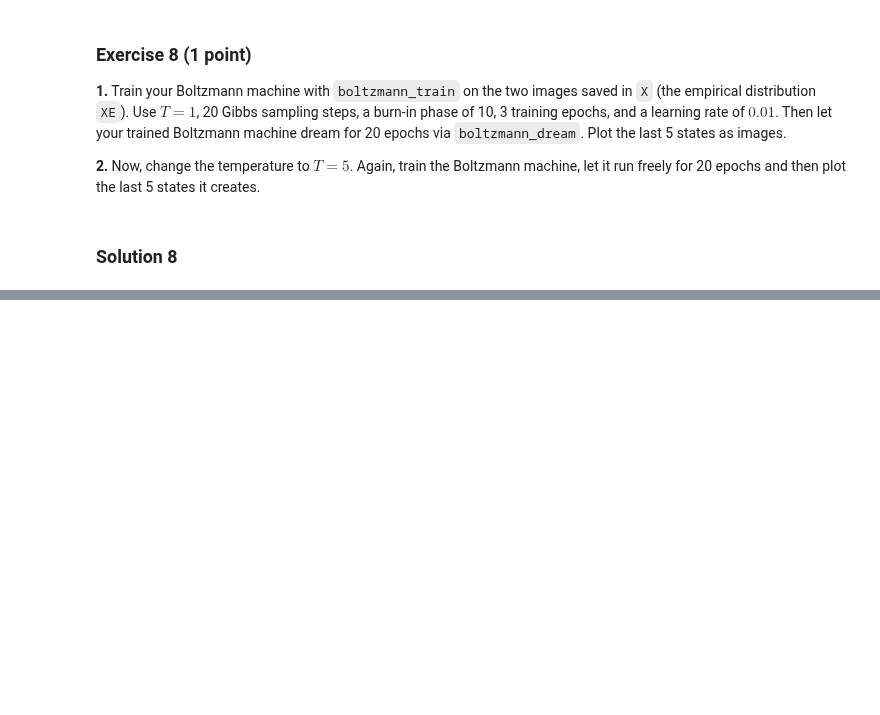
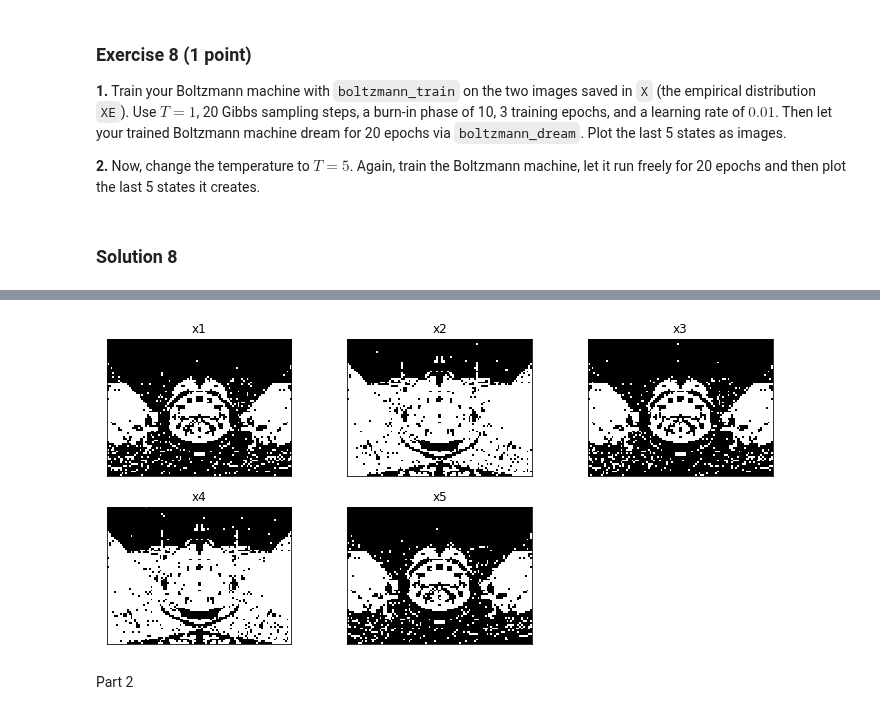
Before and after one commit to AjinkyaIndulkar/neural-networks-1920, a Jupyter notebook: P6 - Energy-Based Models/Chapter_09_boltzmann.ipynb, the cells around one changed output, grey strips where cells are left out. Drawn from its saved outputs; the diff is of its cells as text; code cells hidden in the pictures; blank space fills up the shorter version.

```diff
--- a/P6 - Energy-Based Models/Chapter_09_boltzmann.ipynb
+++ b/P6 - Energy-Based Models/Chapter_09_boltzmann.ipynb
@@ -198,8 +195,8 @@ def boltzmann_train(XE, temperature=1.0, eta=0.01, n_epochs=5, n_gibbs=20, n_bur
         dEM_dw, dEM_db = compute_expectations(XM)
 
         # Update weights and biases
-        w = w + (eta * (dEM_dw - dE_dw))
-        b = b + (eta * (dEM_db - dE_db))
+        w += (eta * (dEM_dw - dE_dw))
+        b += (eta * (dEM_db[:,0] - dE_db[:,0]))
 
     # Force symmetry
     w = (w + w.T) / 2
@@ -216,10 +213,15 @@ Write a function `boltzmann_dream(w, b, temperature=1.0, n_epochs=20)` that you
 # %%
 # Boltzmann dreaming
 def boltzmann_dream(w, b, temperature=1.0, n_epochs=20):
-    dreams = []
+    '''function to sample images from trained BM'''
+
     for epoch in range(n_epochs):
-        dreams.append(gibbs_sampling(w, b))
-    return np.arrays(dreams)
+        print("Epoch {}/{}.".format(epoch+1, n_epochs))
+        XM = gibbs_sampling(w, b, temperature)
+
+    print("Dreaming done.")
+
+    return XM
 # %% [markdown]
 ### Exercise 8 (1 point)
 
@@ -248,0 +233,11 @@ def boltzmann_dream(w, b, temperature=1.0, n_epochs=20):
+# %%
+def plot_samples(X, n=5):
+    '''function to plot samples'''
+    plt.figure(figsize=(10,5))
+    for i, k in enumerate(range(-5,0,1)):
+        plt.subplot(2,3,i+1)
+        plt.tight_layout()
+        plt.imshow(X[:, k].reshape(sz), cmap='gray', interpolation='none')
+        plt.title("x{}".format(i+1))
+        plt.xticks([])
+        plt.yticks([])
@@ -248,0 +246,6 @@ def boltzmann_dream(w, b, temperature=1.0, n_epochs=20):
+# %%
+# Train Boltzmann machine
+w, b = boltzmann_train(X, n_epochs=3, temperature=1)
+
+# Test Boltzmann machine
+dreams = boltzmann_dream(w, b, temperature=1)
@@ -248,0 +270,7 @@ def boltzmann_dream(w, b, temperature=1.0, n_epochs=20):
+# %%
+# Plot last 5 samples
+plot_samples(dreams)
+# %% [output]
+[figure, added]
+# %% [markdown]
+Part 2
```
Also changed, not shown: parts of 16 cells of this notebook.
